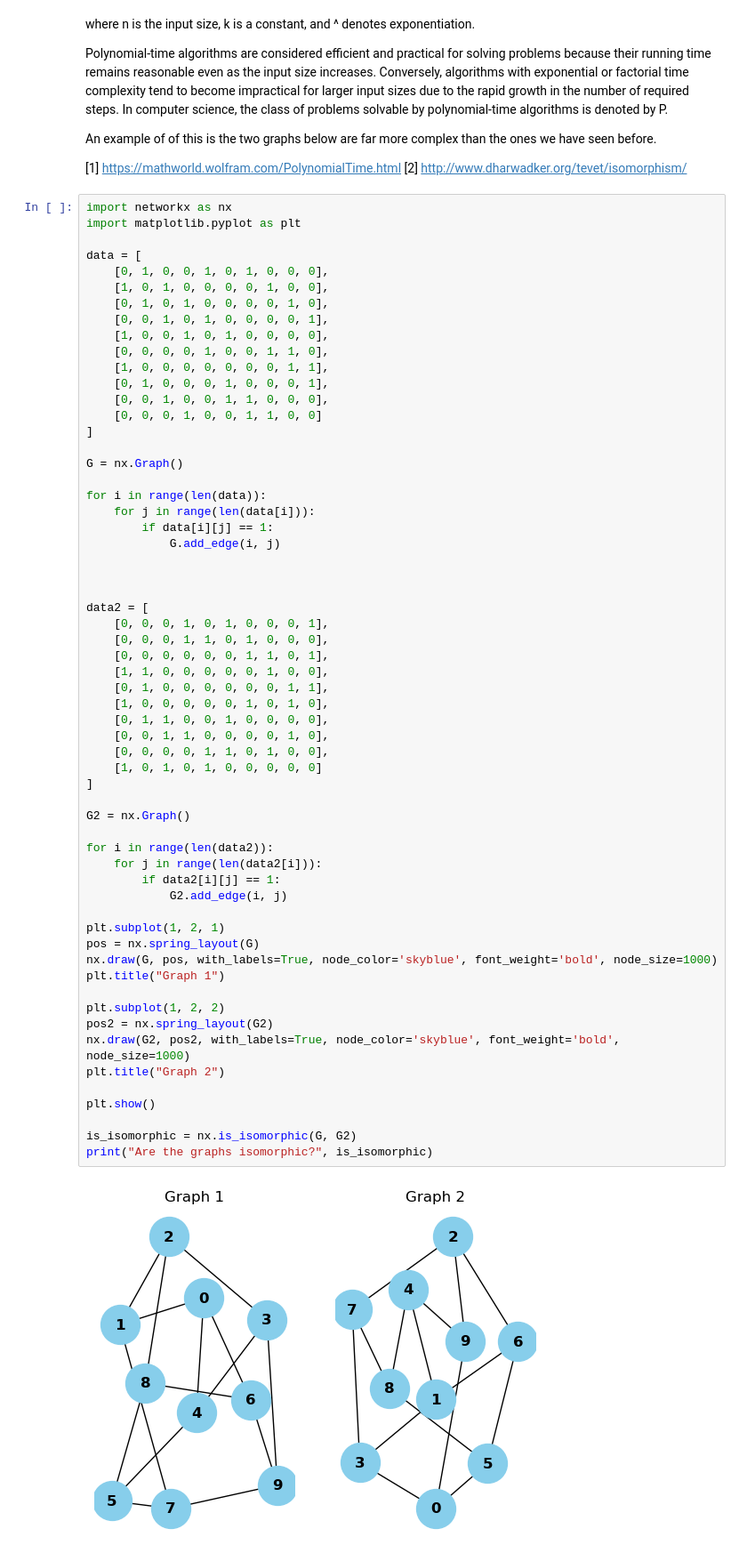
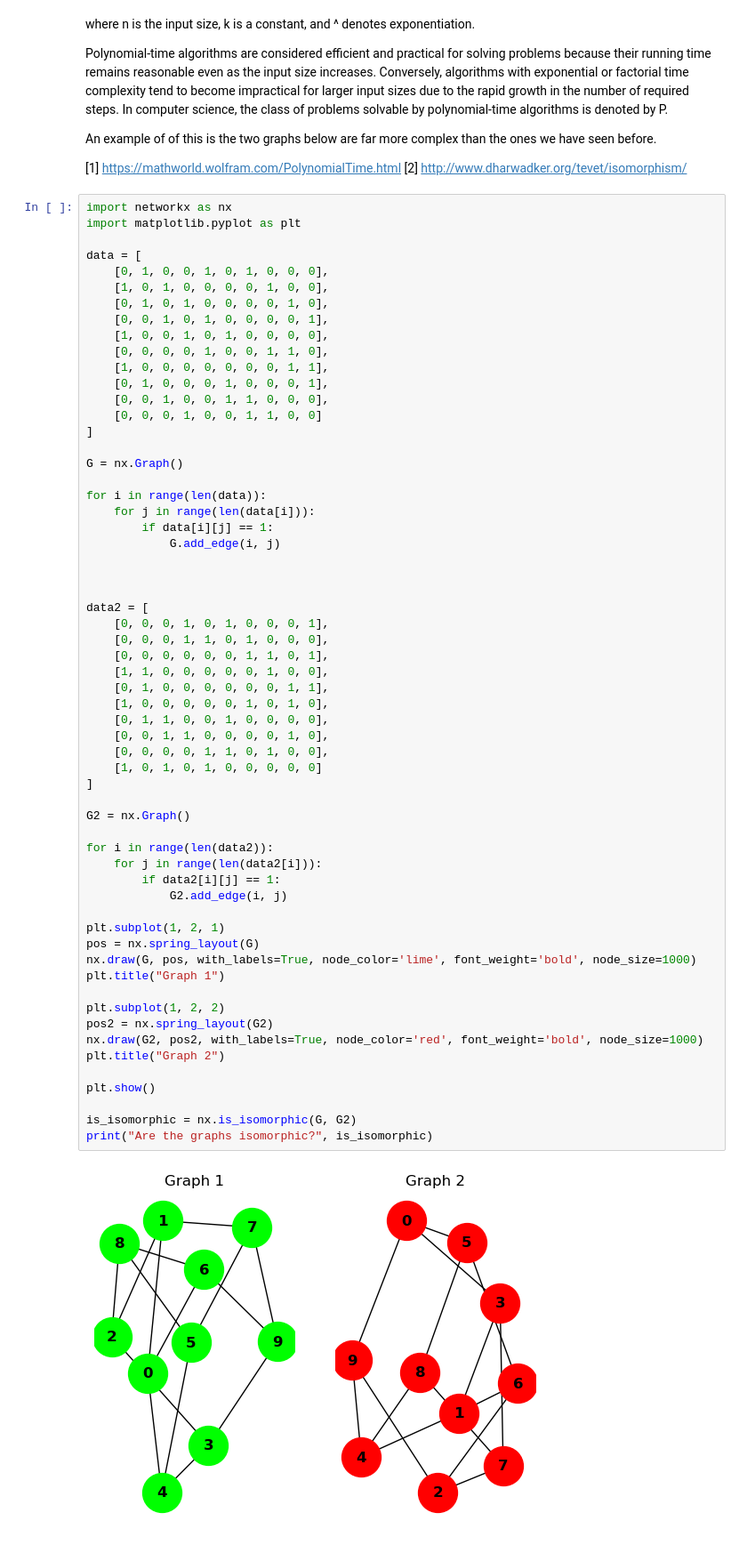
Before and after one commit to Juice234/Graph_theory, a Jupyter notebook: graph_isomorphism.ipynb, the cells around one changed output. Shown at 89% size. Saved outputs shown, nothing was run; the diff lists cells and outputs as text.

```diff
--- a/graph_isomorphism.ipynb
+++ b/graph_isomorphism.ipynb
@@ -210,34 +212,34 @@ data2 = [
     [0, 0, 0, 0, 0, 0, 1, 1, 0, 1],
     [1, 1, 0, 0, 0, 0, 0, 1, 0, 0],
     [0, 1, 0, 0, 0, 0, 0, 0, 1, 1],
     [1, 0, 0, 0, 0, 0, 1, 0, 1, 0],
     [0, 1, 1, 0, 0, 1, 0, 0, 0, 0],
     [0, 0, 1, 1, 0, 0, 0, 0, 1, 0],
     [0, 0, 0, 0, 1, 1, 0, 1, 0, 0],
     [1, 0, 1, 0, 1, 0, 0, 0, 0, 0]
 ]
 
 G2 = nx.Graph()
 
 for i in range(len(data2)):
     for j in range(len(data2[i])):
         if data2[i][j] == 1:
             G2.add_edge(i, j)
 
 plt.subplot(1, 2, 1)
 pos = nx.spring_layout(G)
-nx.draw(G, pos, with_labels=True, node_color='skyblue', font_weight='bold', node_size=1000)
+nx.draw(G, pos, with_labels=True, node_color='lime', font_weight='bold', node_size=1000)
 plt.title("Graph 1")
 
 plt.subplot(1, 2, 2)
 pos2 = nx.spring_layout(G2)
-nx.draw(G2, pos2, with_labels=True, node_color='skyblue', font_weight='bold', node_size=1000)
+nx.draw(G2, pos2, with_labels=True, node_color='red', font_weight='bold', node_size=1000)
 plt.title("Graph 2")
 
 plt.show()
 
 is_isomorphic = nx.is_isomorphic(G, G2)
 print("Are the graphs isomorphic?", is_isomorphic)
 # %% [output]
-[figure, old version]
+[figure, new version]
 Are the graphs isomorphic? True
```
Also changed, not shown: parts of 7 cells of this notebook.
